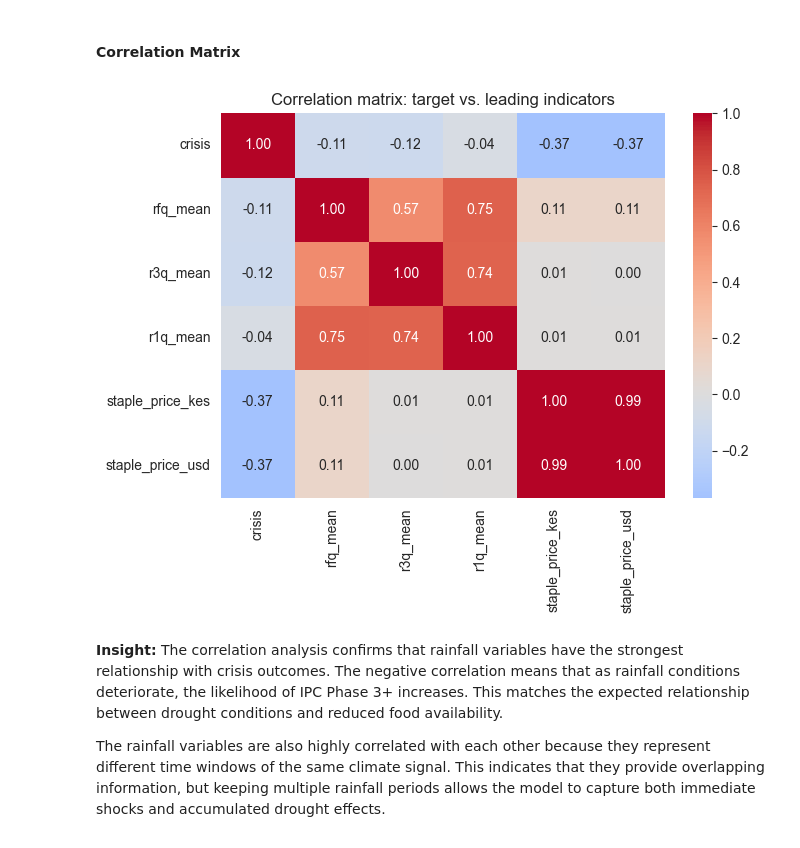
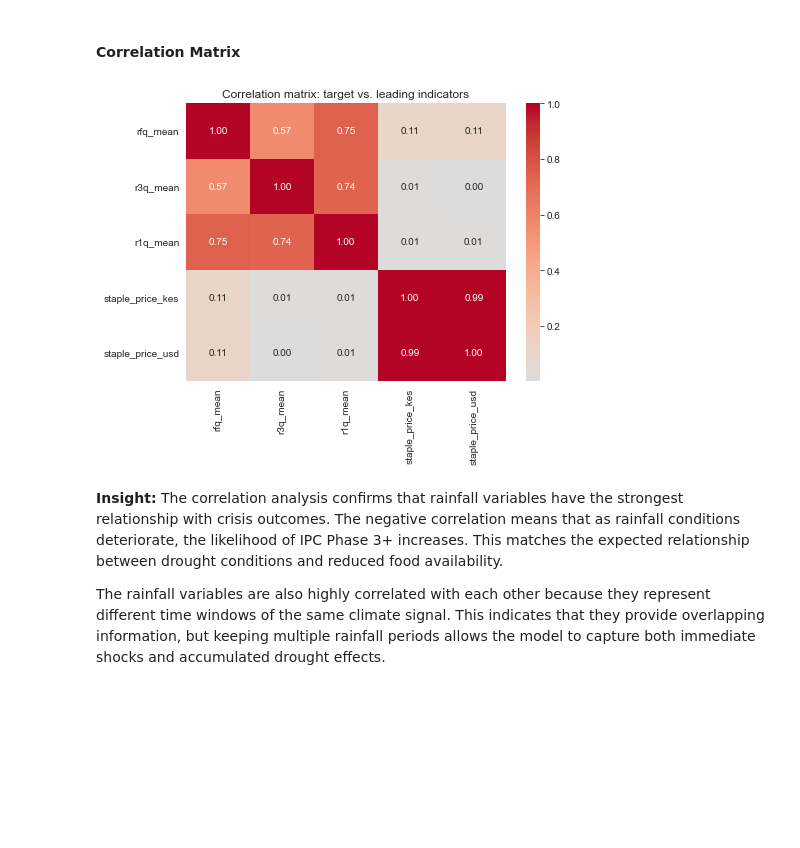
Before and after one commit to Pattohcolab/PHASE-5-CAPSTON-PROJECT, a Jupyter notebook: notebook.ipynb, the cells around one changed output. Saved outputs shown, nothing was run; the diff lists cells and outputs as text; code cells hidden in the pictures; blank space fills up the shorter version.

```diff
--- a/notebook.ipynb
+++ b/notebook.ipynb
@@ -842,11 +842,14 @@ model_df shape: (2303, 16)  crisis rate: 0.1298
 | season_short_rains | 0.000 |
 # %%
 # Defining the features to be used for modelling
-feature_cols = ['rfq_mean', 'r3q_mean', 'r1q_mean', 'staple_price_kes', 'staple_price_usd', 'has_price_data']
+feature_cols = ['rfq_mean', 'r3q_mean', 'r1q_mean', 'staple_price_kes', 'staple_price_usd', 'has_price_data', 'price_mom_change',
+    'prev_crisis', 'crisis_streak', 'drought_streak',
+    'is_asal', 'season_long_rains', 'season_short_rains',
+]
 
 # Creating the final model-ready dataset containing the target variable,
 # selected features, and identifying information
-model_df = merged[['county', 'reporting_date', 'crisis'] + feature_cols].copy()
+model_df = merged[['county', 'reporting_date'] + feature_cols].copy()
 model_df.to_csv('model_ready.csv', index=False)
 model_df.describe()
 # %% [output]
@@ -1067,14 +1064,15 @@ This temporal pattern validates the use of historical rainfall and market signal
 # %% [markdown]
 #### Correlation Matrix
 # %%
-corr_cols = ['crisis', 'rfq_mean', 'r3q_mean', 'r1q_mean', 'staple_price_kes', 'staple_price_usd']
+corr_cols = ['rfq_mean', 'r3q_mean', 'r1q_mean', 'staple_price_kes', 'staple_price_usd',
+]
 plt.figure(figsize=(7, 5.5))
 sns.heatmap(model_df[corr_cols].corr(), annot=True, cmap='coolwarm', center=0, fmt='.2f')
 plt.title('Correlation matrix: target vs. leading indicators')
 plt.tight_layout()
 plt.show()
 # %% [output]
-[figure, old version]
+[figure, new version]
 # %% [markdown]
 **Insight:** The correlation analysis confirms that rainfall variables have the strongest relationship with crisis outcomes. The negative correlation means that as rainfall conditions deteriorate, the likelihood of IPC Phase 3+ increases. This matches the expected relationship between drought conditions and reduced food availability.
 
```
Also changed, not shown: parts of 110 cells of this notebook, 15 other files.
